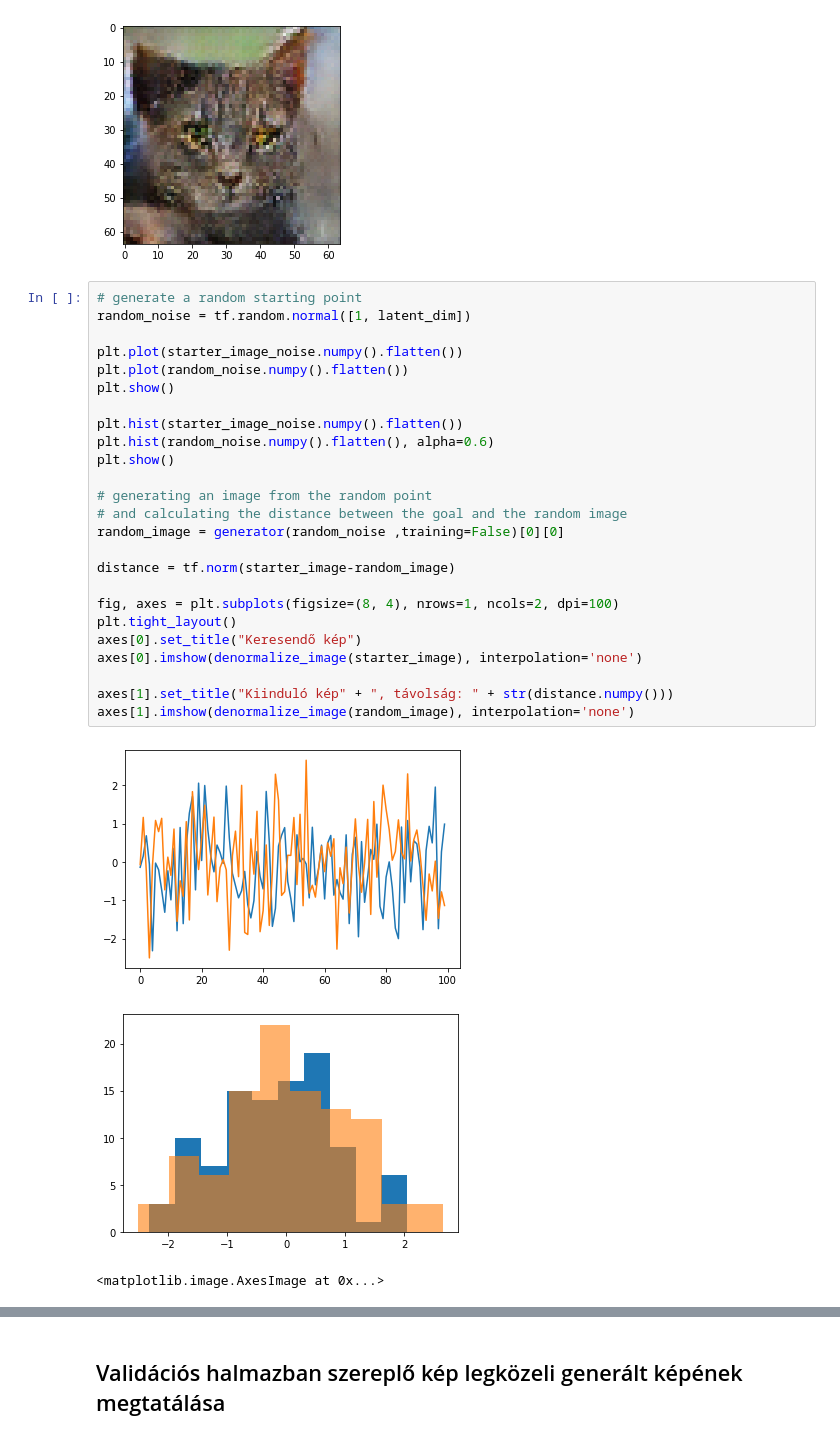
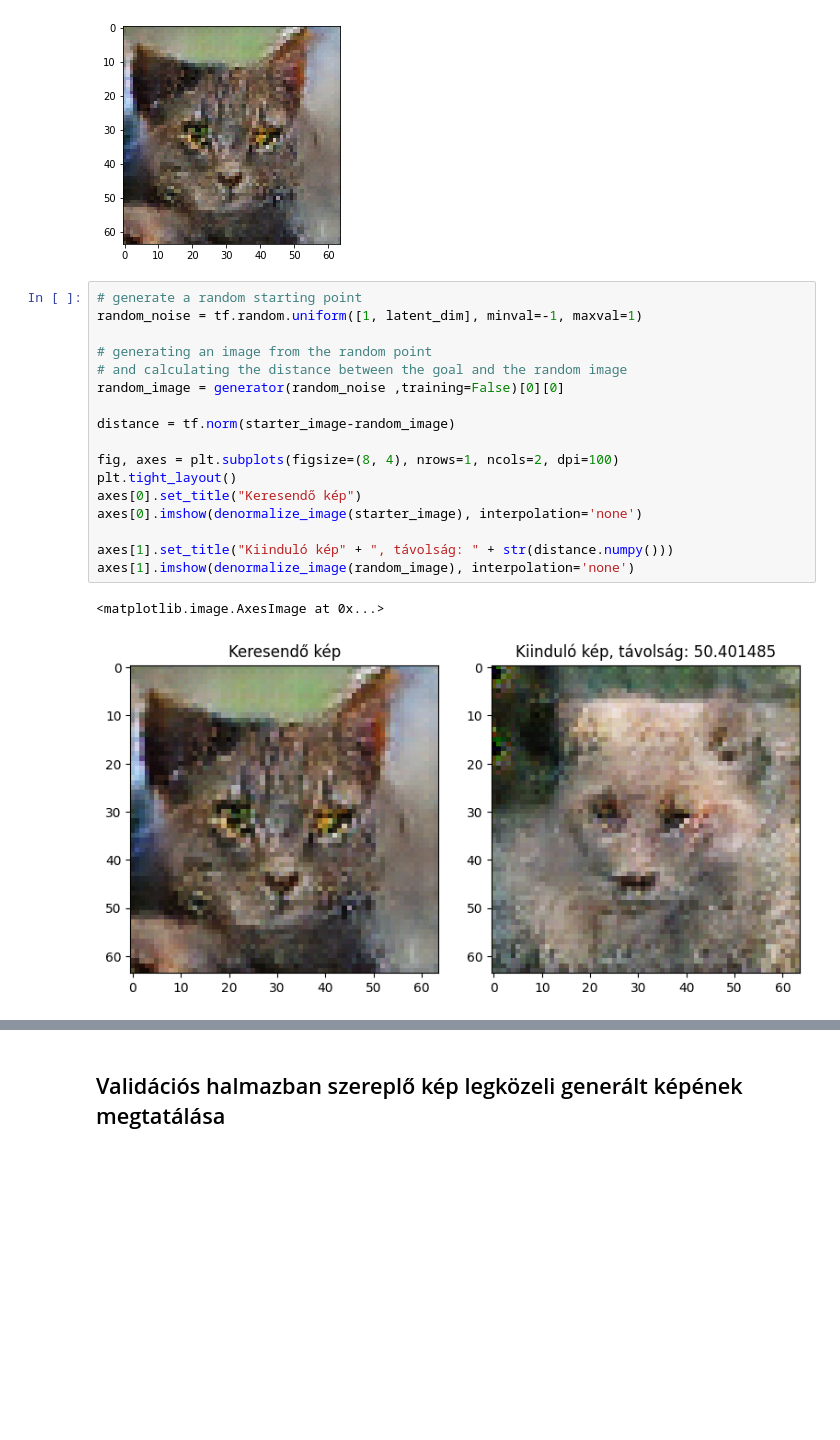
Before and after one commit to DanielNagy97/diplomamunka, a Jupyter notebook: docs/notebooks/WanderingInLatentDim.ipynb, the cells around one changed output, grey strips where cells are left out. Drawn from its saved outputs; the diff is of its cells as text; blank space fills up the shorter version.

```diff
--- a/docs/notebooks/WanderingInLatentDim.ipynb
+++ b/docs/notebooks/WanderingInLatentDim.ipynb
@@ -98,30 +98,21 @@ plt.imshow(denormalize_image(starter_image))
 [figure]
 # %%
 # generate a random starting point
-random_noise = tf.random.normal([1, latent_dim])
-
-plt.plot(starter_image_noise.numpy().flatten())
-plt.plot(random_noise.numpy().flatten())
-plt.show()
-
-plt.hist(starter_image_noise.numpy().flatten())
-plt.hist(random_noise.numpy().flatten(), alpha=0.6)
-plt.show()
+random_noise = tf.random.uniform([1, latent_dim], minval=-1, maxval=1)
 
 # generating an image from the random point
 # and calculating the distance between the goal and the random image
 random_image = generator(random_noise ,training=False)[0][0]
 
 distance = tf.norm(starter_image-random_image)
 
 fig, axes = plt.subplots(figsize=(8, 4), nrows=1, ncols=2, dpi=100)
 plt.tight_layout()
 axes[0].set_title("Keresendő kép")
 axes[0].imshow(denormalize_image(starter_image), interpolation='none')
 
 axes[1].set_title("Kiinduló kép" + ", távolság: " + str(distance.numpy()))
 axes[1].imshow(denormalize_image(random_image), interpolation='none')
 # %% [output]
+<matplotlib.image.AxesImage at 0x...>
-[figure, old version]
+[figure, new version]
-[figure, removed]
-<matplotlib.image.AxesImage at 0x...>
```
Also changed, not shown: parts of 12 cells of this notebook, 4 other files.
